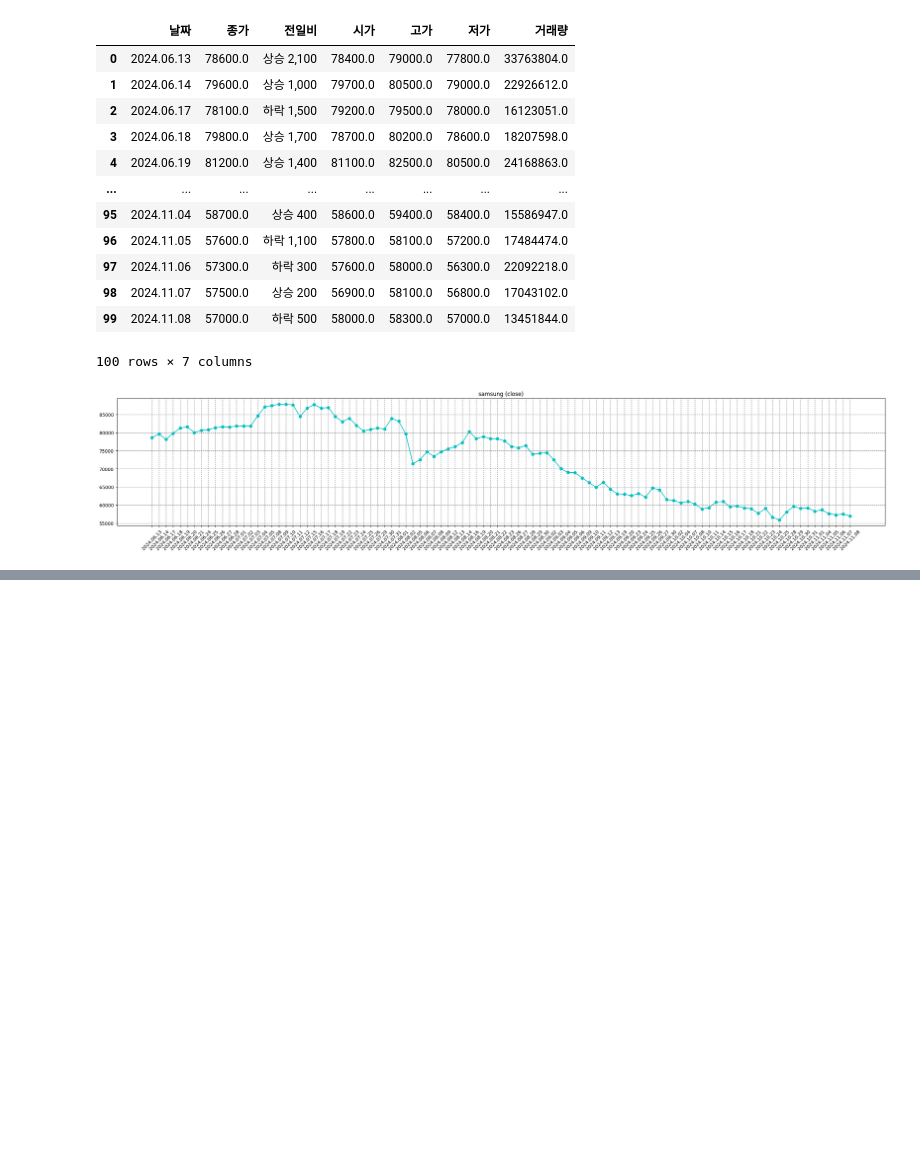
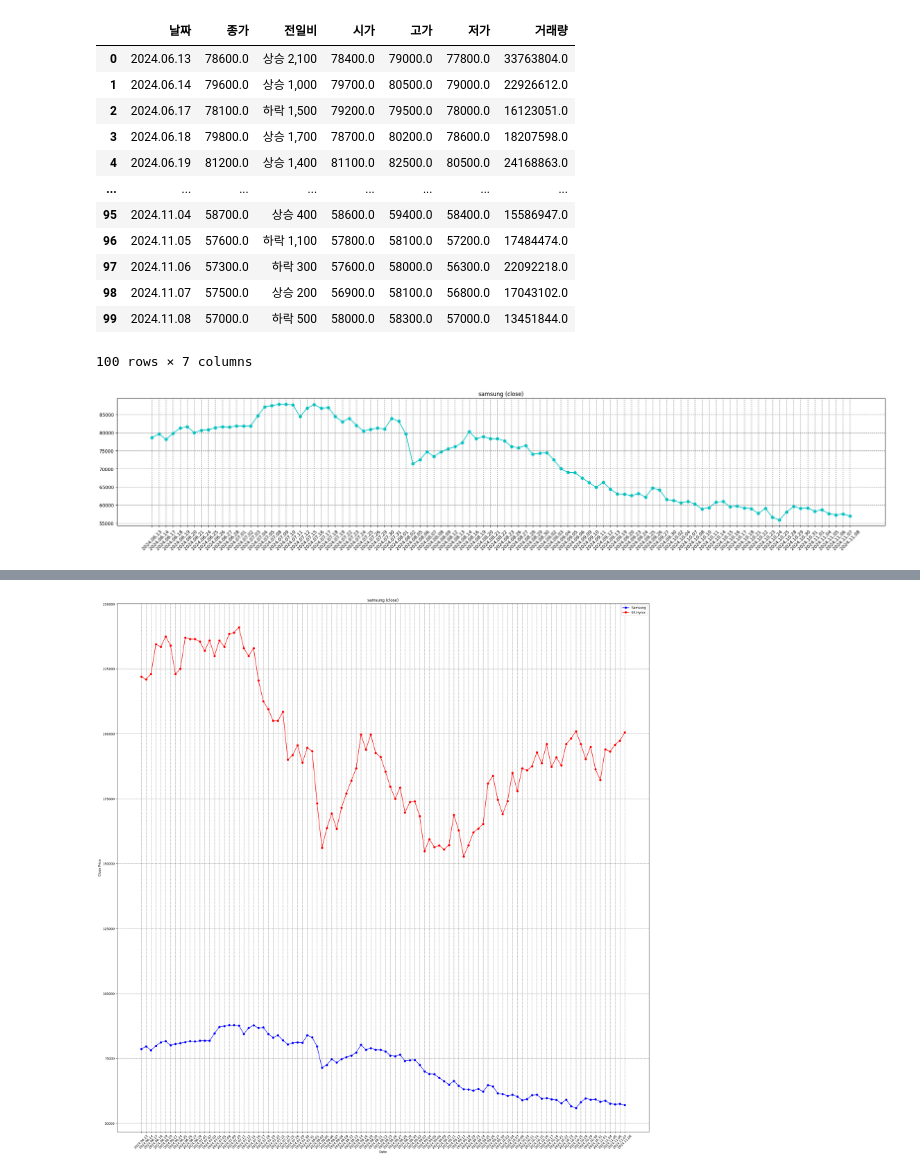
Before and after one commit to dj-jun0918/korea_data1, a Jupyter notebook: korea_data.ipynb, the cells around one changed output, grey strips where cells are left out. Drawn from its saved outputs; the diff is of its cells as text; code cells hidden in the pictures; blank space fills up the shorter version.

```diff
--- a/korea_data.ipynb
+++ b/korea_data.ipynb
@@ -133 +106,14 @@ df2
 100 rows × 7 columns
+# %%
+plt.figure(figsize=(30, 30))
+plt.title('samsung (close)')
+plt.xticks(rotation=45)
+plt.plot(df['날짜'], df['종가'], color='blue', marker='o', label='Samsung')
+plt.plot(df2['날짜'], df2['종가'], color='red', marker='o', label='SK Hynix')
+plt.grid(color='gray', linestyle='--')
+plt.xlabel('Date')
+plt.ylabel('Close Price')
+plt.legend()
+plt.show()
+# %% [output]
+[figure, added]
```
Also changed, not shown: parts of 4 cells of this notebook.
